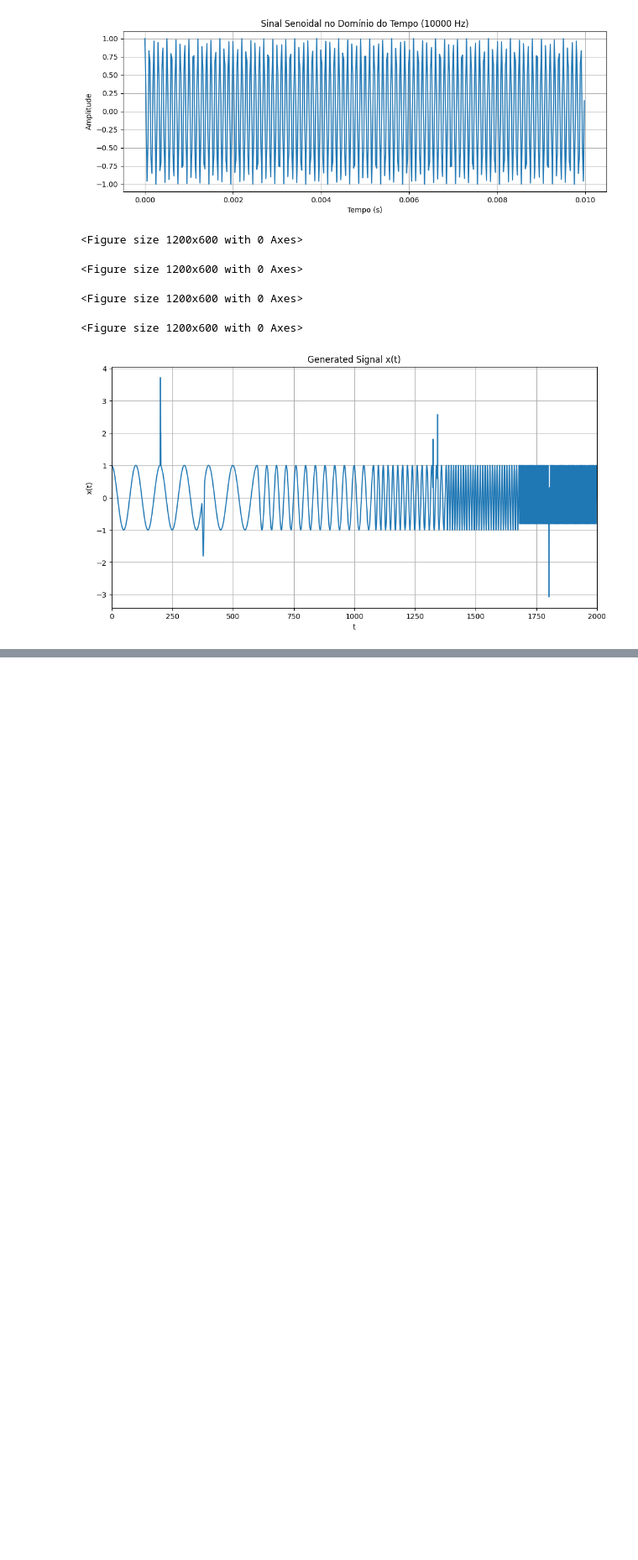
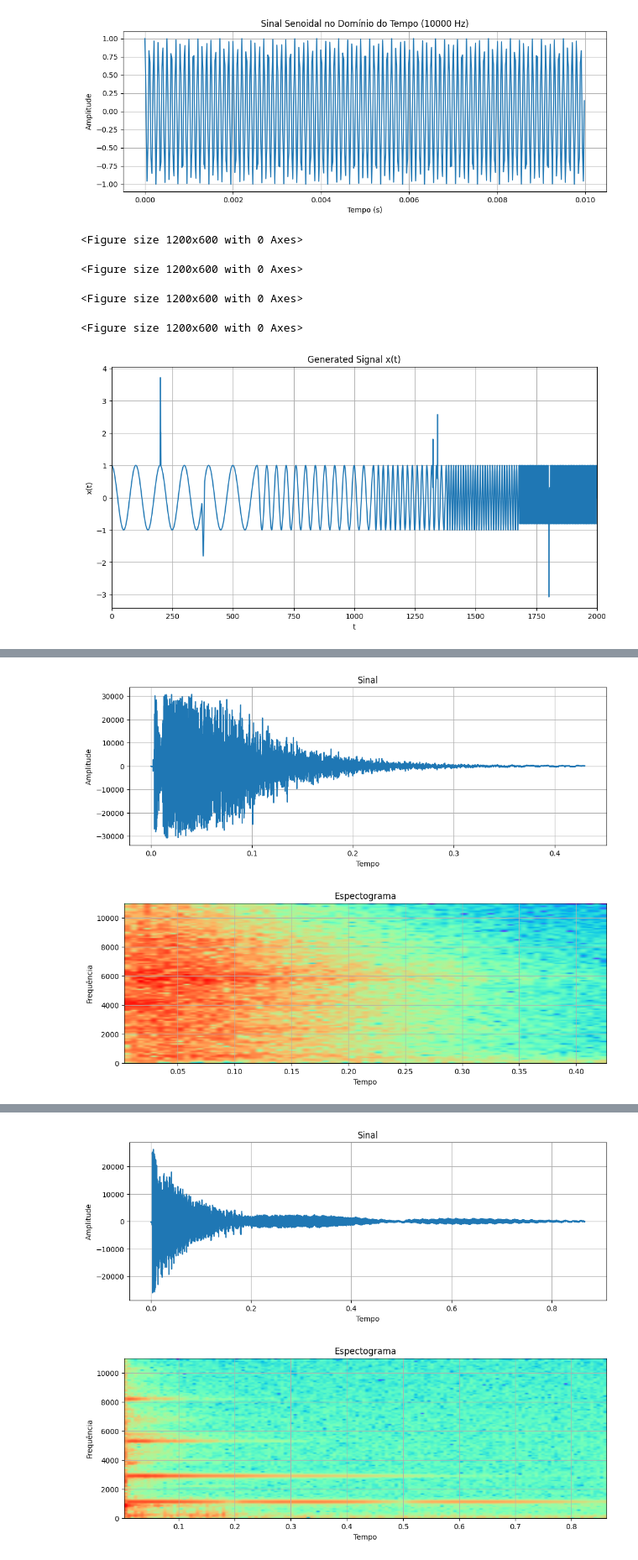
Before and after one commit to ThayseBachmeyer/ProcessamentoSinaisI, a Jupyter notebook: aula1408.ipynb, the cells around one changed output, grey strips where cells are left out. Shown at 84% size. Cells and saved outputs as stored; diff of their text form; code cells hidden in the pictures; blank space fills up the shorter version.

```diff
--- a/aula1408.ipynb
+++ b/aula1408.ipynb
@@ -174,0 +289,76 @@ plt.show()
+# %%
+# n°5
+
+import numpy as np
+import matplotlib.pyplot as plt
+from scipy.io import wavfile
+from IPython.display import Audio, display
+import os
+
+
+banh = "https://github.com/ThayseBachmeyer/ProcessamentoSinaisI/raw/refs/heads/main/Arquivos/h_banheiro.wav"
+nome_banh = "Arquivos_banh.wav"
+
+taca = "https://github.com/ThayseBachmeyer/ProcessamentoSinaisI/raw/refs/heads/main/Arquivos/sinal_taca.wav"
+nome_taca = "Arquivos_taca.wav"
+
+
+!wget -O {nome_banh} {banh}
+!wget -O {nome_taca} {taca}
+
+sampling_frequency_banh, signal_banh = wavfile.read(nome_banh)
+sampling_frequency_taca, signal_taca = wavfile.read(nome_taca)
+
+if len(signal_banh.shape) > 1:
+  signal_banh = signal_banh[:, 0]
+
+if len(signal_taca.shape) > 1:
+  signal_taca = signal_taca[:, 0]
+
+
+t_banh = len(signal_banh) / sampling_frequency_banh
+t_taca = len(signal_taca) / sampling_frequency_taca
+
+t_sig_banh = np.linspace(0, t_banh, len(signal_banh))
+t_sig_taca = np.linspace(0, t_taca, len(signal_taca))
+
+
+plt.figure(figsize=(12, 4))
+plt.plot(t_sig_banh, signal_banh)
+plt.title('Sinal')
+plt.xlabel('Tempo')
+plt.ylabel('Amplitude')
+plt.grid(True)
+plt.show()
+
+plt.figure(figsize=(12,4))
+plt.specgram(signal_banh, Fs=sampling_frequency_banh, cmap = "rainbow")
+plt.title('Espectograma')
+plt.xlabel('Tempo')
+plt.ylabel('Frequência')
+plt.grid(True)
+plt.show()
+
+
+display(Audio(signal_banh, rate=sampling_frequency_banh))
+
+
+plt.figure(figsize=(12, 4))
+plt.plot(t_sig_taca, signal_taca)
+plt.title('Sinal')
+plt.xlabel('Tempo')
+plt.ylabel('Amplitude')
+plt.grid(True)
+plt.show()
+
+plt.figure(figsize=(12,4))
+plt.specgram(signal_taca, Fs=sampling_frequency_taca, cmap = "rainbow")
+plt.title('Espectograma')
+plt.xlabel('Tempo')
+plt.ylabel('Frequência')
+plt.grid(True)
+plt.show()
+
+
+display(Audio(signal_taca, rate=sampling_frequency_taca))
+# %% [output]
@@ -174,0 +382,2 @@ plt.show()
+[figure, added]
+[figure, added]
@@ -174,0 +385,2 @@ plt.show()
+[figure, added]
+[figure, added]
```
Also changed, not shown: parts of 5 cells of this notebook.
